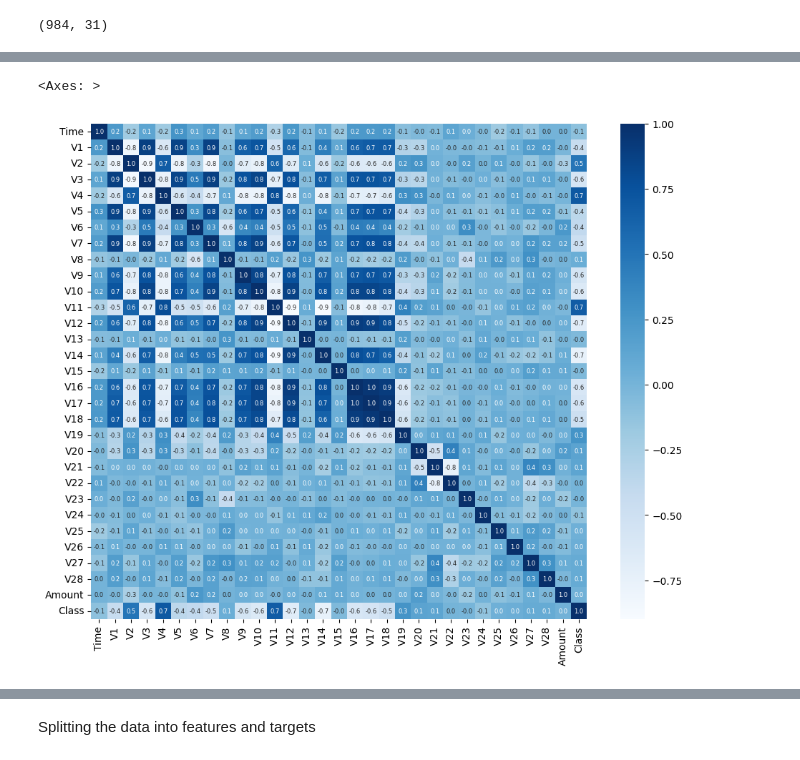
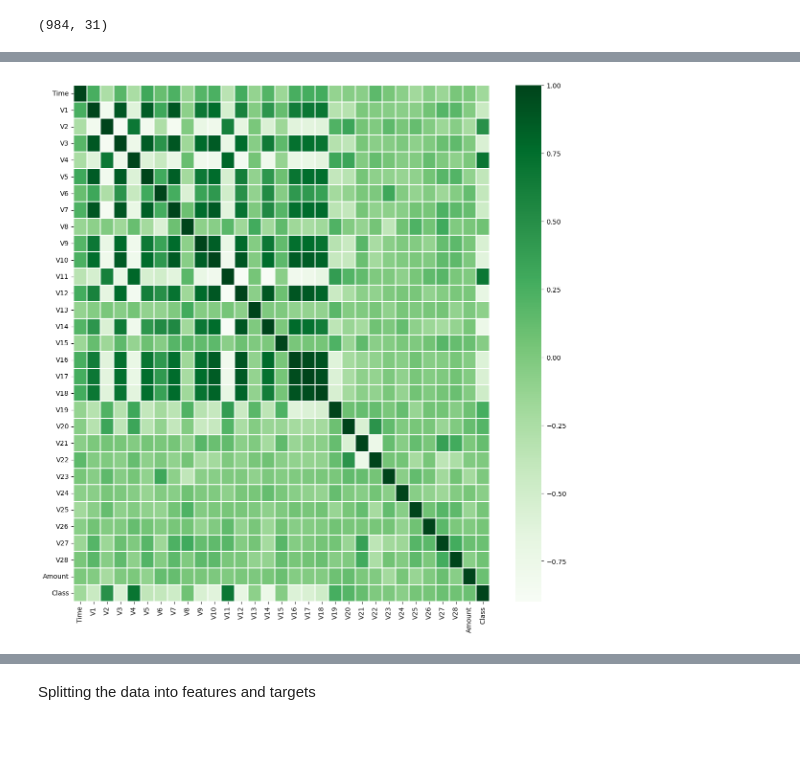
Before and after one commit to geniusevil/geniusevil, a Jupyter notebook: Credit_Card_Fraud_Detection.ipynb, the cells around one changed output, grey strips where cells are left out. Drawn from its saved outputs; the diff is of its cells as text; code cells hidden in the pictures.

```diff
--- a/Credit_Card_Fraud_Detection.ipynb
+++ b/Credit_Card_Fraud_Detection.ipynb
@@ -225,13 +274,10 @@ correlation
 31 rows × 31 columns
-# %%
-plt.figure(figsize=(12,9))
-sns.heatmap(correlation,cbar=True,square=True,fmt='.1f',annot=True,annot_kws={'size':6},cmap='Blues')
-#Correlation Matrix
-# fig = plt.figure(figsize=(12,9))
-# sns.heatmap(correlation,vmax=0.8,square = True)
-# plt.show()
-# %% [output]
-<Axes: >
-[figure, removed]
+# %%
+plt.figure(figsize = (14,14))
+# plt.title('Credit Card Transactions features correlation plot')
+sns.heatmap(correlation,xticklabels=correlation.columns,yticklabels=correlation.columns,linewidths=.1,cmap="Greens")
+plt.show()
+# %% [output]
+[figure, added]
 # %%
 new_df.head()
```
Also changed, not shown: parts of 57 cells of this notebook.
